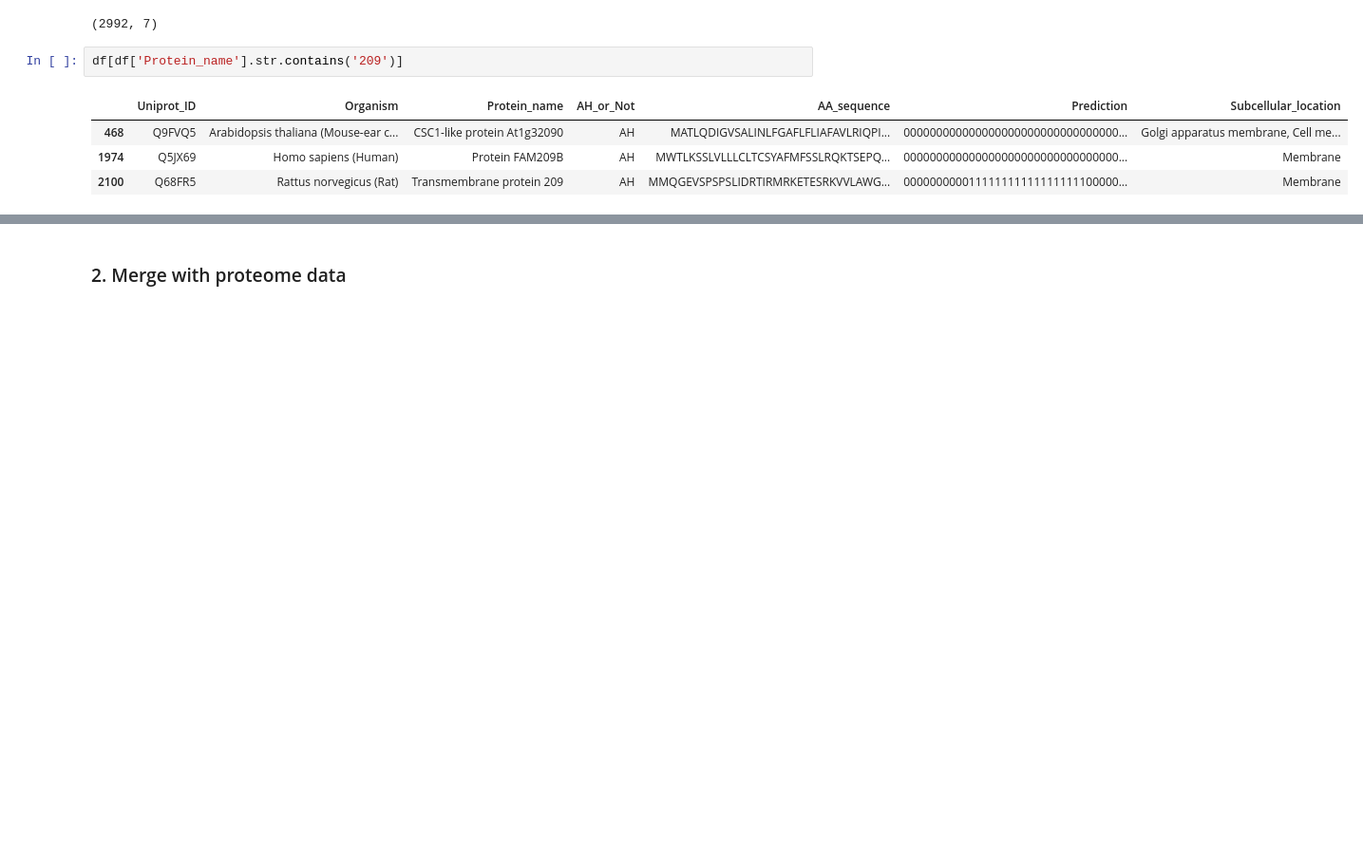
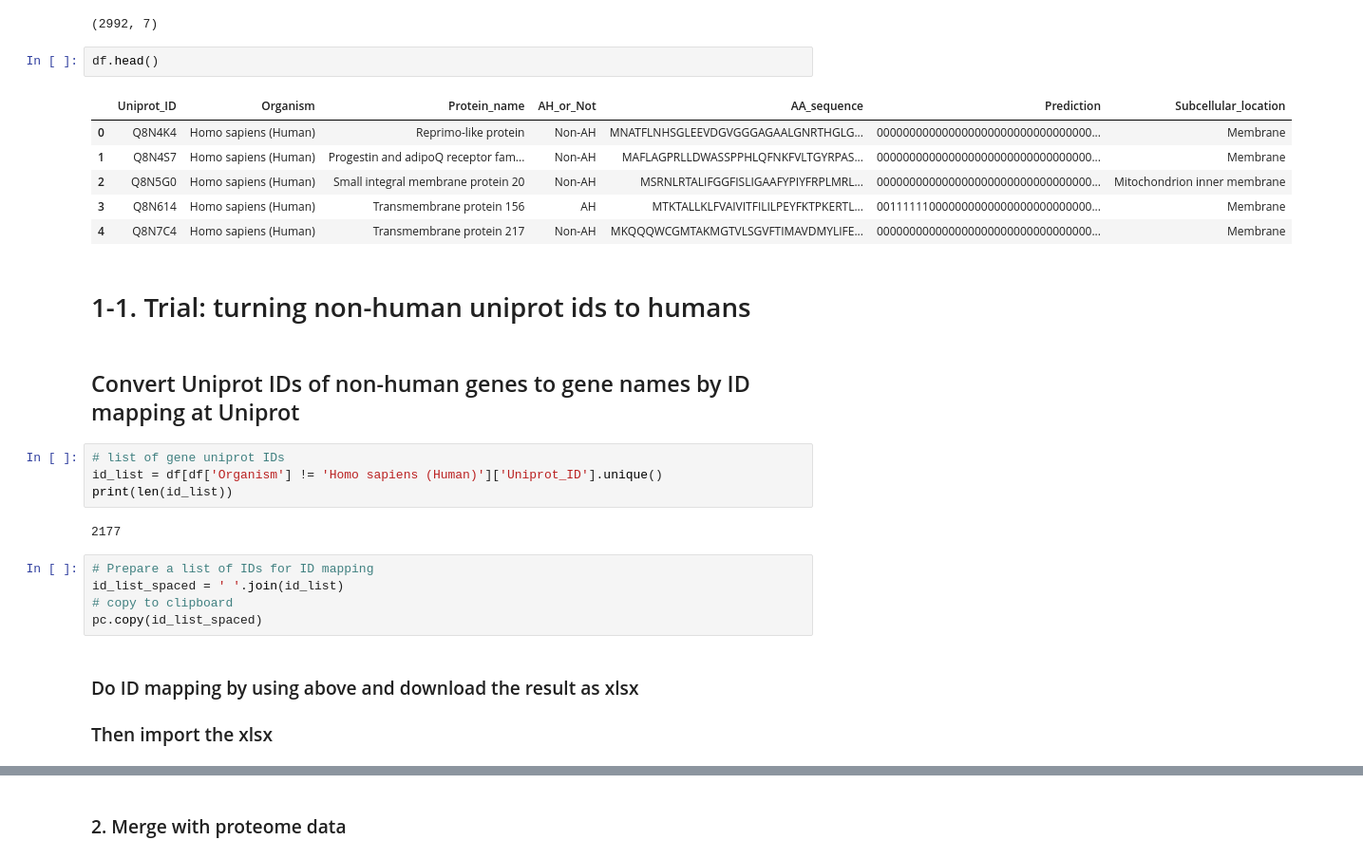
Before and after one commit to shokenlee/Find-AH-NE_MemBrain, a Jupyter notebook: MemBrain_2.5thPart.ipynb, the cells around one changed output, grey strips where cells are left out. Shown at 95% size. Drawn from its saved outputs; the diff is of its cells as text; blank space fills up the shorter version.

Commit message:
In progress, retrieve Hs UP ID for non-Hs genes

```diff
--- a/MemBrain_2.5thPart.ipynb
+++ b/MemBrain_2.5thPart.ipynb
@@ -18,9 +20,29 @@ df.shape
 # %% [output]
 (2992, 7)
 # %%
-df[df['Protein_name'].str.contains('209')]
+df.head()
 # %% [output]
 |  | Uniprot_ID | Organism | Protein_name | AH_or_Not | AA_sequence | Prediction | Subcellular_location |
-| 468 | Q9FVQ5 | Arabidopsis thaliana (Mouse-ear c... | CSC1-like protein At1g32090 | AH | MATLQDIGVSALINLFGAFLFLIAFAVLRIQPI... | 000000000000000000000000000000000... | Golgi apparatus membrane, Cell me... |
-| 1974 | Q5JX69 | Homo sapiens (Human) | Protein FAM209B | AH | MWTLKSSLVLLLCLTCSYAFMFSSLRQKTSEPQ... | 000000000000000000000000000000000... | Membrane |
-| 2100 | Q68FR5 | Rattus norvegicus (Rat) | Transmembrane protein 209 | AH | MMQGEVSPSPSLIDRTIRMRKETESRKVVLAWG... | 000000000011111111111111111100000... | Membrane |
+| 0 | Q8N4K4 | Homo sapiens (Human) | Reprimo-like protein | Non-AH | MNATFLNHSGLEEVDGVGGGAGAALGNRTHGLG... | 000000000000000000000000000000000... | Membrane |
+| 1 | Q8N4S7 | Homo sapiens (Human) | Progestin and adipoQ receptor fam... | Non-AH | MAFLAGPRLLDWASSPPHLQFNKFVLTGYRPAS... | 000000000000000000000000000000000... | Membrane |
+| 2 | Q8N5G0 | Homo sapiens (Human) | Small integral membrane protein 20 | Non-AH | MSRNLRTALIFGGFISLIGAAFYPIYFRPLMRL... | 000000000000000000000000000000000... | Mitochondrion inner membrane |
+| 3 | Q8N614 | Homo sapiens (Human) | Transmembrane protein 156 | AH | MTKTALLKLFVAIVITFILILPEYFKTPKERTL... | 001111110000000000000000000000000... | Membrane |
+| 4 | Q8N7C4 | Homo sapiens (Human) | Transmembrane protein 217 | Non-AH | MKQQQWCGMTAKMGTVLSGVFTIMAVDMYLIFE... | 000000000000000000000000000000000... | Membrane |
+# %% [markdown]
+# 1-1. Trial: turning non-human uniprot ids to humans
+# %% [markdown]
+## Convert Uniprot IDs of non-human genes to gene names by ID mapping at Uniprot
+# %%
+# list of gene uniprot IDs
+id_list = df[df['Organism'] != 'Homo sapiens (Human)']['Uniprot_ID'].unique()
+print(len(id_list))
+# %% [output]
+2177
+# %%
+# Prepare a list of IDs for ID mapping
+id_list_spaced = ' '.join(id_list)
+# copy to clipboard
+pc.copy(id_list_spaced)
+# %% [markdown]
+### Do ID mapping by using above and download the result as xlsx
+### Then import the xlsx
```
Also changed, not shown: parts of 21 cells of this notebook.
